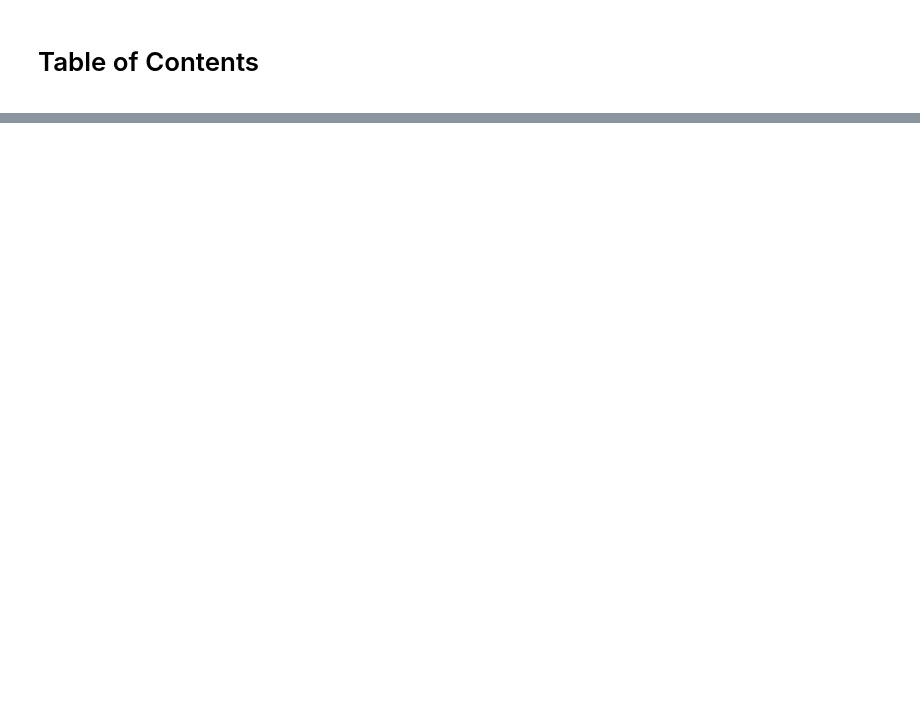
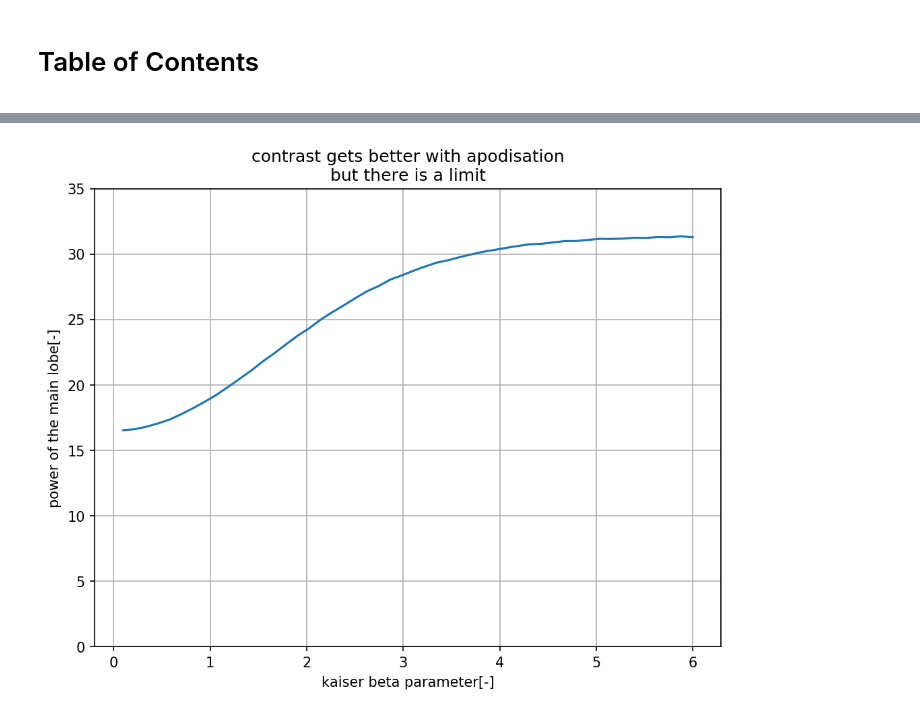
Before and after one commit to ultraleap/HandyBeam-Strathclyde, a Jupyter notebook: explore_kaiser_window.ipynb, the cells around one changed output, grey strips where cells are left out. Saved outputs shown, nothing was run; the diff lists cells and outputs as text; code cells hidden in the pictures; blank space fills up the shorter version.

```diff
--- a/explore_kaiser_window.ipynb
+++ b/explore_kaiser_window.ipynb
@@ -120,0 +96,12 @@ plt.grid(True)
+# %%
+# plot the contrast measure
+plt.figure(figsize=(8,6),dpi=150)
+plt.plot(kaiser_betas,contrast_mts_ratios)
+
+plt.xlabel('kaiser beta parameter[-]')
+plt.ylabel('power of the main lobe[-]')
+plt.title('contrast gets better with apodisation\nbut there is a limit')
+plt.ylim(0,35)
+plt.grid(True)
+# %% [output]
+[figure, added]
```
Also changed, not shown: parts of 15 cells of this notebook, 4 other files.
